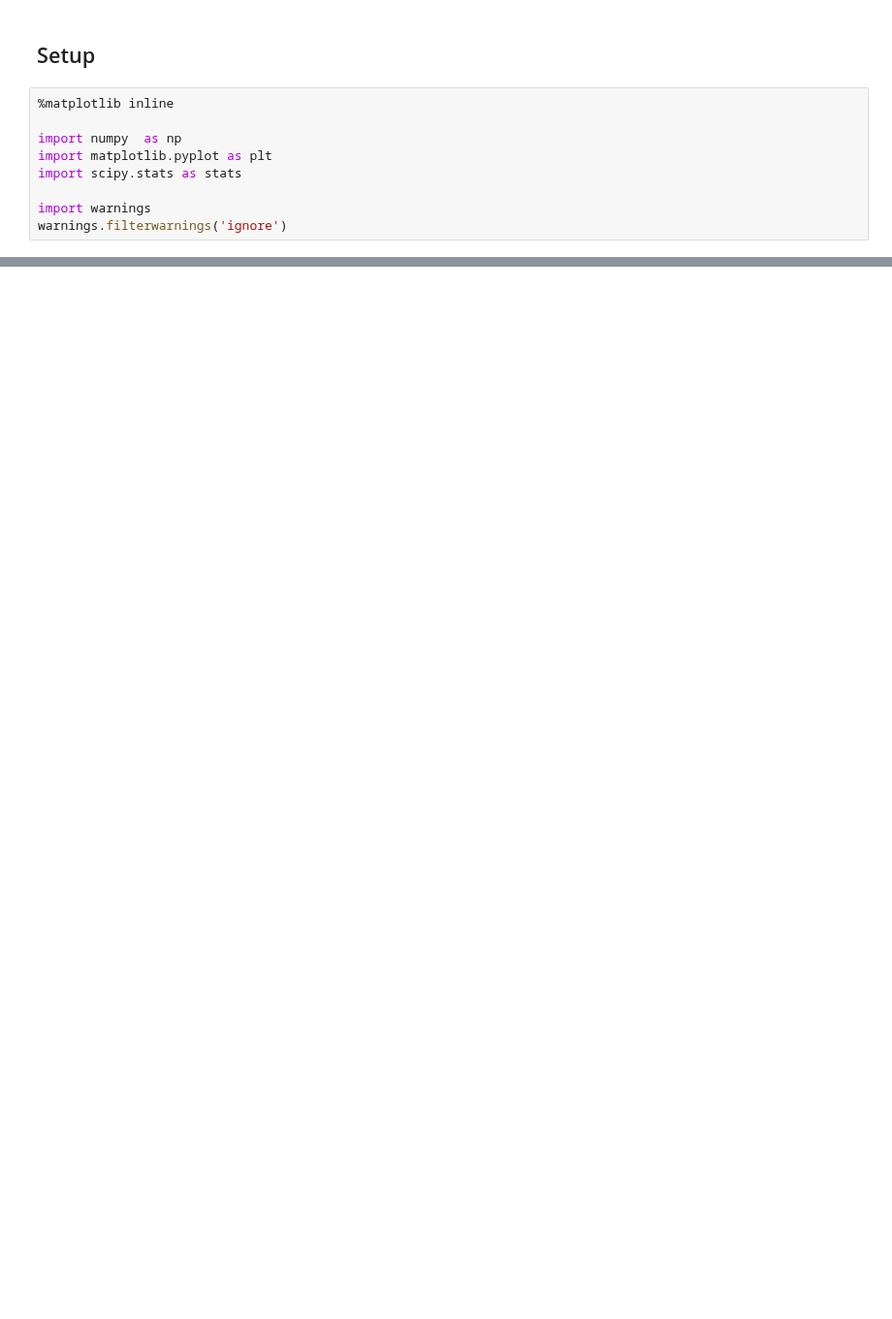
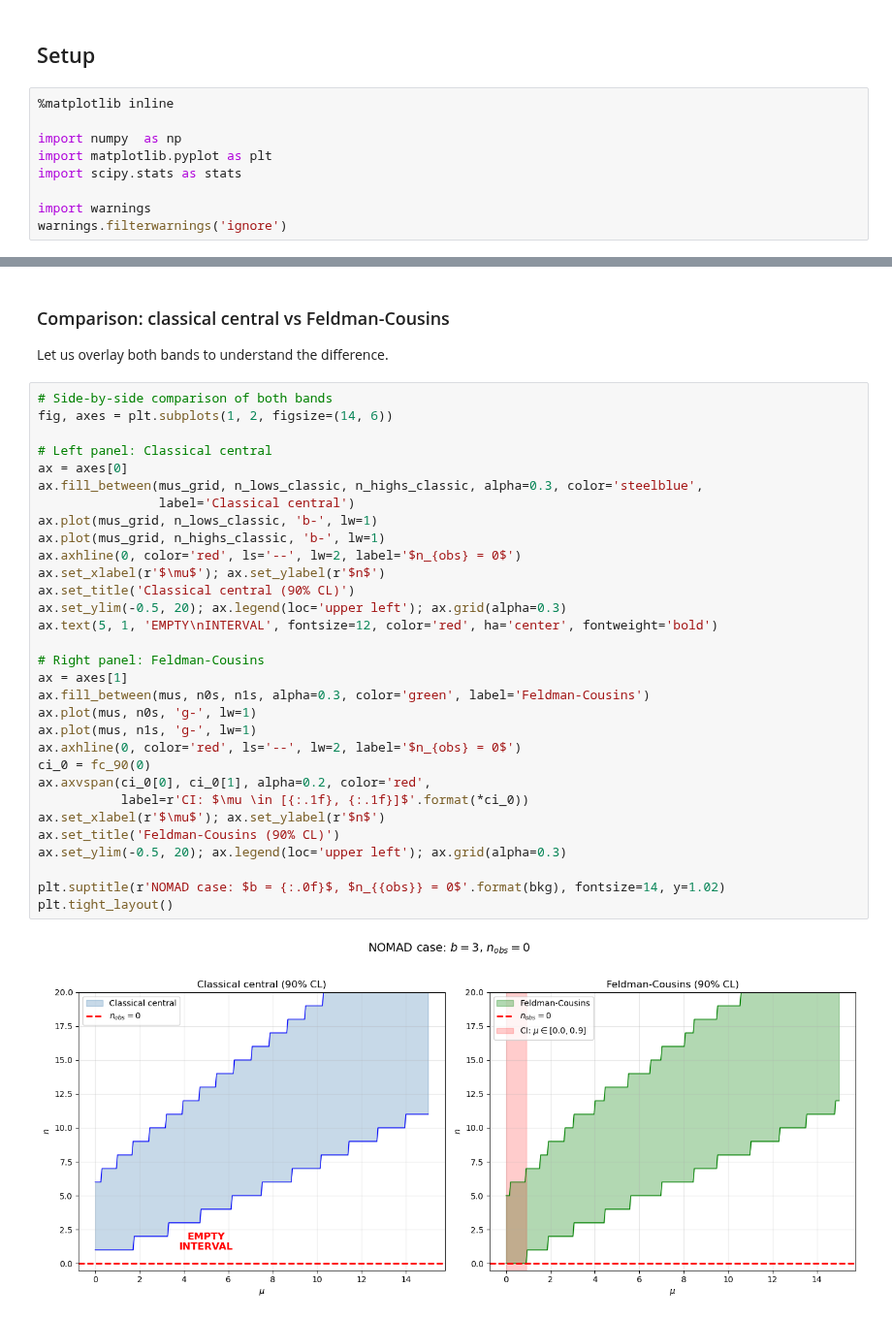
Before and after one commit to jahernando/USC-Fanal-v2, a Jupyter notebook: notebooks/guide/crib_feldman_cousins.ipynb, the cells around one changed output, grey strips where cells are left out. Shown at 97% size. Cells and saved outputs as stored; diff of their text form; blank space fills up the shorter version.

```diff
--- a/notebooks/guide/crib_feldman_cousins.ipynb
+++ b/notebooks/guide/crib_feldman_cousins.ipynb
@@ -244,0 +393,37 @@ Key points:
+# %% [markdown]
+### Comparison: classical central vs Feldman-Cousins
+
+Let us overlay both bands to understand the difference.
+# %%
+# Side-by-side comparison of both bands
+fig, axes = plt.subplots(1, 2, figsize=(14, 6))
+
+# Left panel: Classical central
+ax = axes[0]
+ax.fill_between(mus_grid, n_lows_classic, n_highs_classic, alpha=0.3, color='steelblue',
+                label='Classical central')
+ax.plot(mus_grid, n_lows_classic, 'b-', lw=1)
+ax.plot(mus_grid, n_highs_classic, 'b-', lw=1)
+ax.axhline(0, color='red', ls='--', lw=2, label='$n_{obs} = 0$')
+ax.set_xlabel(r'$\mu$'); ax.set_ylabel(r'$n$')
+ax.set_title('Classical central (90% CL)')
+ax.set_ylim(-0.5, 20); ax.legend(loc='upper left'); ax.grid(alpha=0.3)
+ax.text(5, 1, 'EMPTY\nINTERVAL', fontsize=12, color='red', ha='center', fontweight='bold')
+
+# Right panel: Feldman-Cousins
+ax = axes[1]
+ax.fill_between(mus, n0s, n1s, alpha=0.3, color='green', label='Feldman-Cousins')
+ax.plot(mus, n0s, 'g-', lw=1)
+ax.plot(mus, n1s, 'g-', lw=1)
+ax.axhline(0, color='red', ls='--', lw=2, label='$n_{obs} = 0$')
+ci_0 = fc_90(0)
+ax.axvspan(ci_0[0], ci_0[1], alpha=0.2, color='red',
+           label=r'CI: $\mu \in [{:.1f}, {:.1f}]$'.format(*ci_0))
+ax.set_xlabel(r'$\mu$'); ax.set_ylabel(r'$n$')
+ax.set_title('Feldman-Cousins (90% CL)')
+ax.set_ylim(-0.5, 20); ax.legend(loc='upper left'); ax.grid(alpha=0.3)
+
+plt.suptitle(r'NOMAD case: $b = {:.0f}$, $n_{{obs}} = 0$'.format(bkg), fontsize=14, y=1.02)
+plt.tight_layout()
+# %% [output]
+[figure, added]
```
Also changed, not shown: parts of 41 cells of this notebook.
